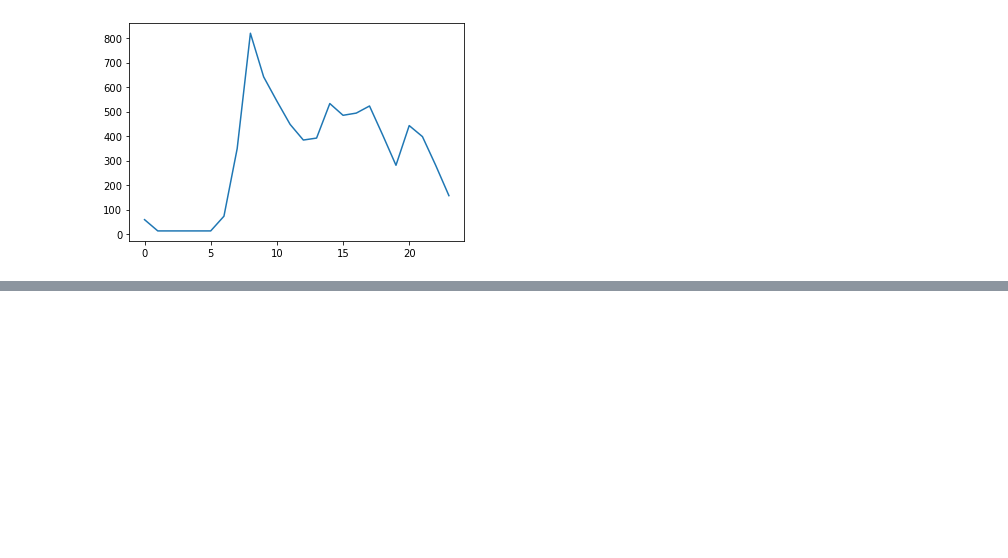
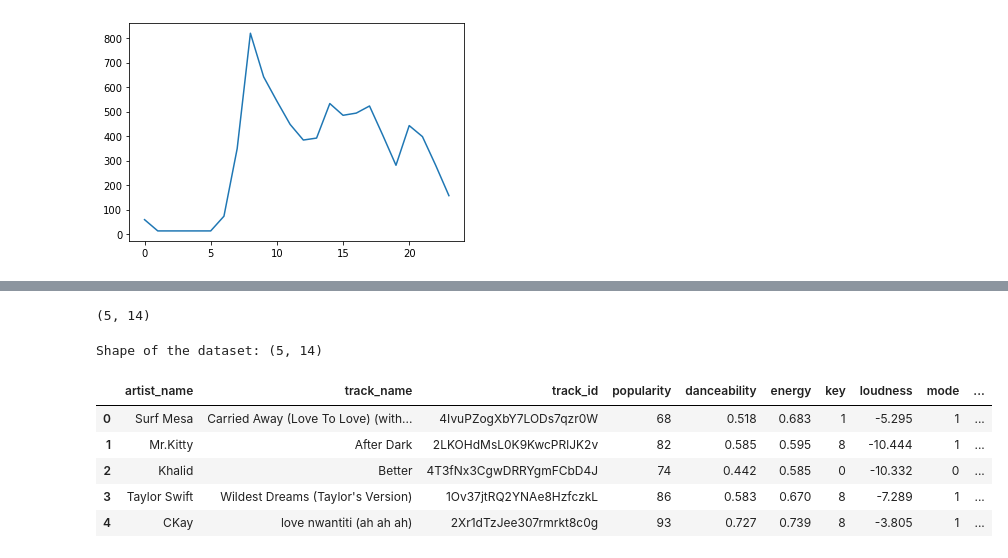
Before and after one commit to karolinastawicka/my-spotify-wrapped, a Jupyter notebook: notebooks/My New Jupiter Notebook .ipynb, the cells around one changed output, grey strips where cells are left out. Cells and saved outputs as stored; diff of their text form; code cells hidden in the pictures; blank space fills up the shorter version.

Commit message:
search for specific tracks in api and previews api files

```diff
--- a/notebooks/My New Jupiter Notebook .ipynb
+++ b/notebooks/My New Jupiter Notebook .ipynb
@@ -162,0 +304,4 @@ plt.show()
+# %%
+df_tracks = pd.DataFrame({'artist_name':artist_name,'track_name':track_name,'track_id':track_id,'popularity':popularity})
+print(df_tracks.shape)
+df_tracks.head()
@@ -162,0 +316,22 @@ plt.show()
+# %%
+# again measuring the time
+start = timeit.default_timer()
+
+# empty list, batchsize and the counter for None results
+rows = []
+batchsize = 100
+None_counter = 0
+
+for i in range(0,len(df_tracks['track_id']),batchsize):
+    batch = df_tracks['track_id'][i:i+batchsize]
+    feature_results = sp.audio_features(batch)
+    for i, t in enumerate(feature_results):
+        if t == None:
+            None_counter = None_counter + 1
+        else:
+            rows.append(t)
+
+print('Number of tracks where no audio features were available:',None_counter)
+
+stop = timeit.default_timer()
+print ('Time to run this code (in seconds):',stop - start)
@@ -162,0 +341,4 @@ plt.show()
+# %%
+df_audio_features = pd.DataFrame.from_dict(rows,orient='columns')
+print("Shape of the dataset:", df_audio_features.shape)
+df_audio_features.head()
@@ -162,0 +353,23 @@ plt.show()
+# %%
+columns_to_drop = ['analysis_url','track_href','type','uri']
+df_audio_features.drop(columns_to_drop, axis=1,inplace=True)
+
+df_audio_features.rename(columns={'id': 'track_id'}, inplace=True)
+
+df_audio_features.shape
+# %% [output]
+(5, 14)
+# %%
+# merge both dataframes
+# the 'inner' method will make sure that we only keep track IDs present in both datasets
+df = pd.merge(df_tracks,df_audio_features,on='track_id',how='inner')
+print("Shape of the dataset:", df_audio_features.shape)
+df.head()
+# %% [output]
+Shape of the dataset: (5, 14)
+|  | artist_name | track_name | track_id | popularity | danceability | energy | key | loudness | mode | ... |
+| 0 | Surf Mesa | Carried Away (Love To Love) (with... | 4IvuPZogXbY7LODs7qzr0W | 68 | 0.518 | 0.683 | 1 | -5.295 | 1 | ... |
+| 1 | Mr.Kitty | After Dark | 2LKOHdMsL0K9KwcPRlJK2v | 82 | 0.585 | 0.595 | 8 | -10.444 | 1 | ... |
+| 2 | Khalid | Better | 4T3fNx3CgwDRRYgmFCbD4J | 74 | 0.442 | 0.585 | 0 | -10.332 | 0 | ... |
+| 3 | Taylor Swift | Wildest Dreams (Taylor's Version) | 1Ov37jtRQ2YNAe8HzfczkL | 86 | 0.583 | 0.670 | 8 | -7.289 | 1 | ... |
+| 4 | CKay | love nwantiti (ah ah ah) | 2Xr1dTzJee307rmrkt8c0g | 93 | 0.727 | 0.739 | 8 | -3.805 | 1 | ... |
```
Also changed, not shown: parts of 22 cells of this notebook, 2 other files.
